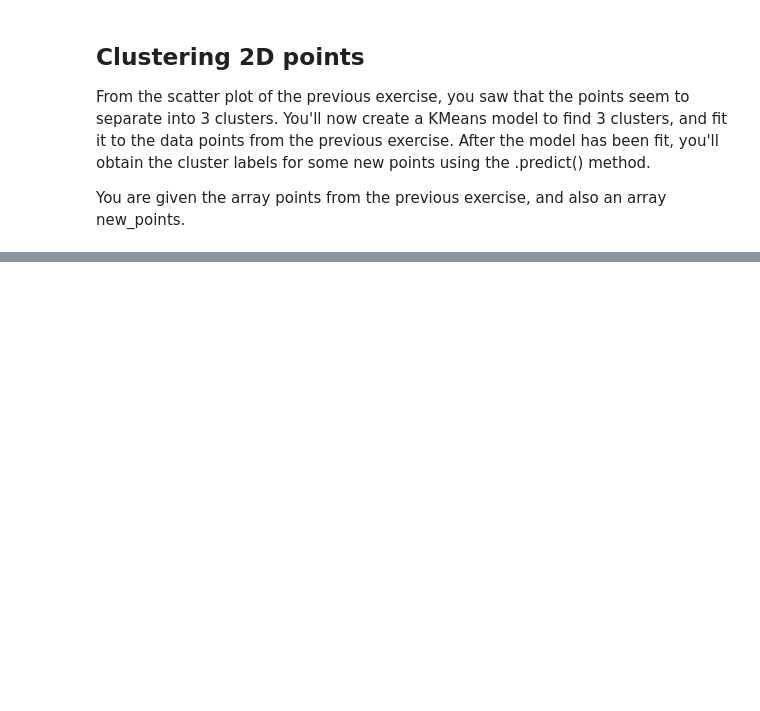
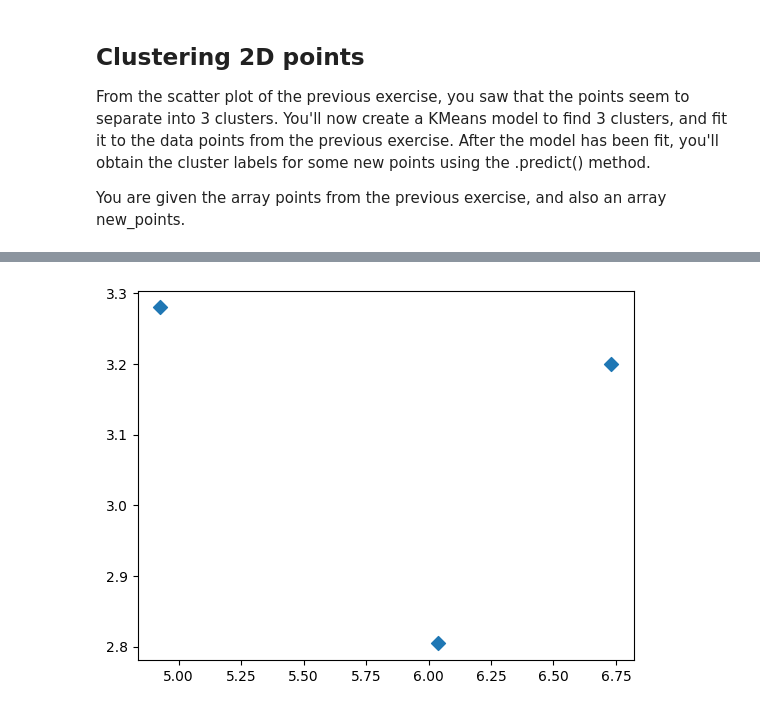
Before and after one commit to Emigbanam/Machine-Learning-Practice, a Jupyter notebook: ML Practice Unsupervised Learning Practice.ipynb, the cells around one changed output, grey strips where cells are left out. Saved outputs shown, nothing was run; the diff lists cells and outputs as text; code cells hidden in the pictures; blank space fills up the shorter version.

```diff
--- a/ML Practice Unsupervised Learning Practice.ipynb
+++ b/ML Practice Unsupervised Learning Practice.ipynb
@@ -20,0 +71,13 @@ from sklearn.cluster import KMeans
+# %%
+#4.Compute the coordinates of the centroids using the .cluster_centers_ attribute of model.
+centroids = model.cluster_centers_
+
+#5. Assign column 0 of centroids to centroids_x, and column 1 of centroids to centroids_y.
+centroids_x = centroids[:,0]
+centroids_y = centroids[:,1]
+
+#6. Make a scatter plot of centroids_x and centroids_y, using 'D' (a diamond) as a marker by specifying the marker parameter. Set the size of the markers to be 50 using s=50.
+
+plt.scatter(centroids_x, centroids_y, marker='D', s=50);
+# %% [output]
+[figure, added]
```
Also changed, not shown: parts of 5 cells of this notebook.
